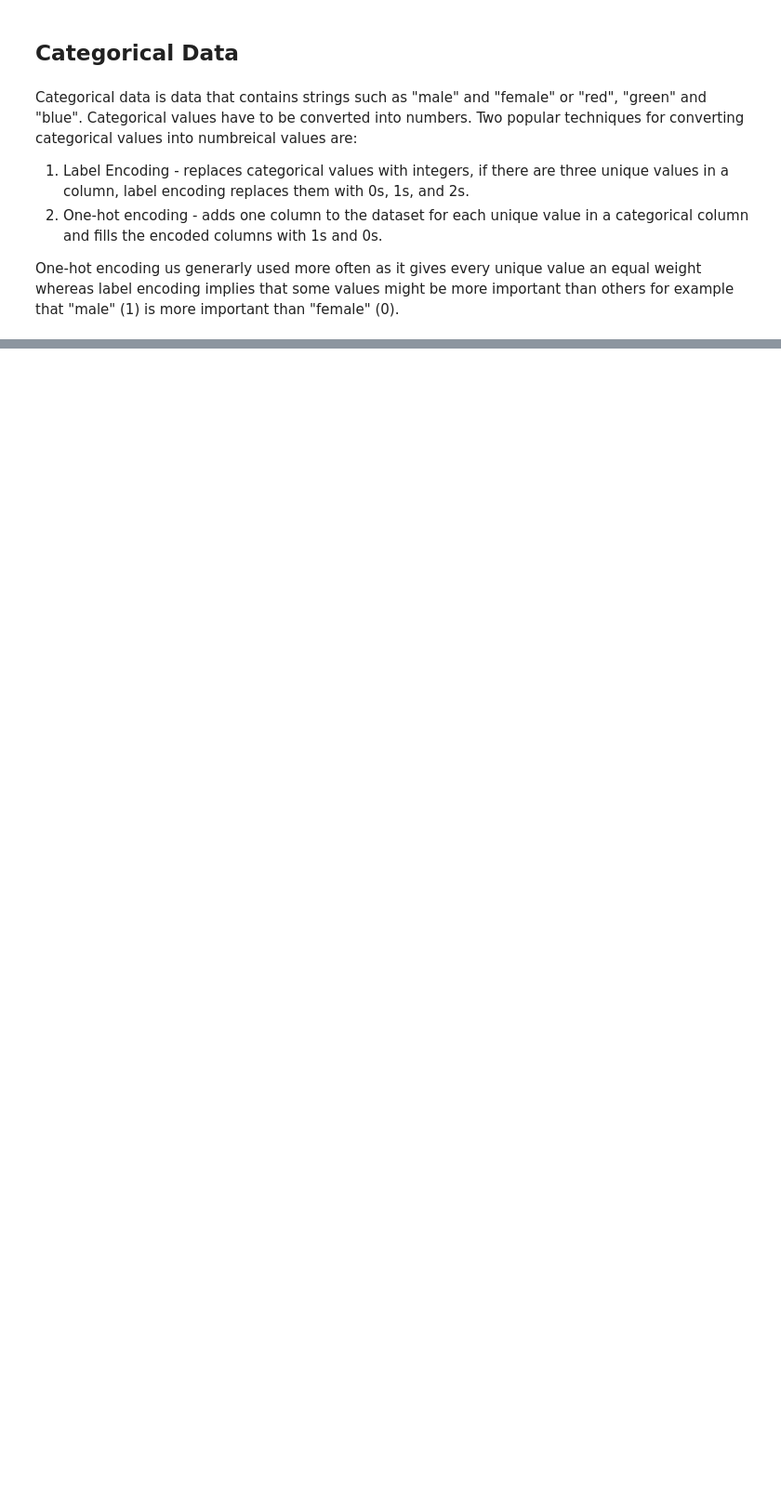
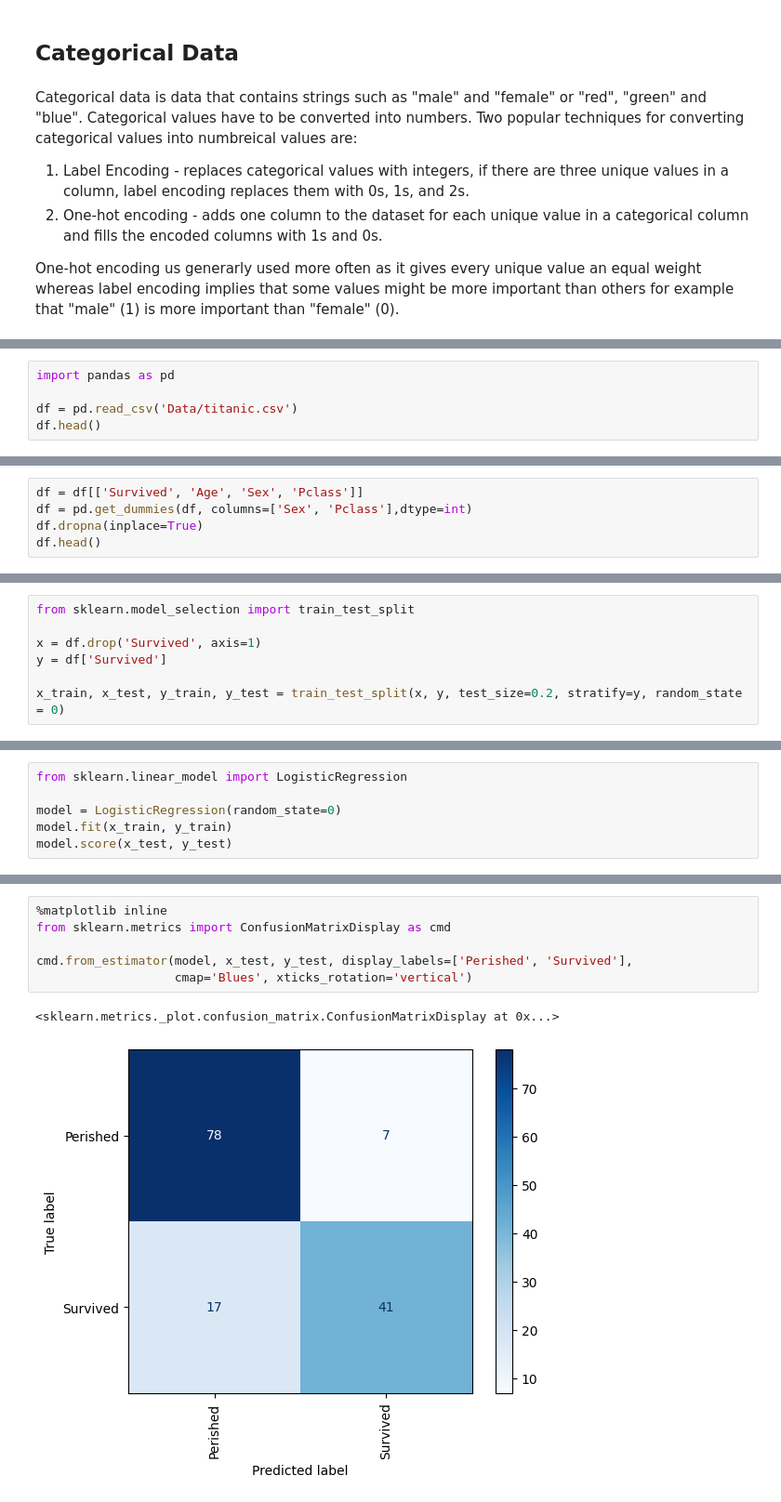
Before and after one commit to bolicnikola/Applied-Machine-Learning-And-AI, a Jupyter notebook: Classification_Models.ipynb, the cells around one changed output, grey strips where cells are left out. Shown: that part at 93% size. Drawn from its saved outputs; the diff is of its cells as text; blank space fills up the shorter version.

Commit message:
Added titanic dataset and added classifying titanic passengers in Classification_Models notebook

```diff
--- a/Classification_Models.ipynb
+++ b/Classification_Models.ipynb
@@ -48,0 +51,5 @@ One-hot encoding us generarly used more often as it gives every unique value an
+# %%
+import pandas as pd
+
+df = pd.read_csv('Data/titanic.csv')
+df.head()
@@ -48,0 +87,5 @@ One-hot encoding us generarly used more often as it gives every unique value an
+# %%
+df = df[['Survived', 'Age', 'Sex', 'Pclass']]
+df = pd.get_dummies(df, columns=['Sex', 'Pclass'],dtype=int)
+df.dropna(inplace=True)
+df.head()
@@ -48,0 +106,7 @@ One-hot encoding us generarly used more often as it gives every unique value an
+# %%
+from sklearn.model_selection import train_test_split
+
+x = df.drop('Survived', axis=1)
+y = df['Survived']
+
+x_train, x_test, y_train, y_test = train_test_split(x, y, test_size=0.2, stratify=y, random_state = 0)
@@ -48,0 +115,6 @@ One-hot encoding us generarly used more often as it gives every unique value an
+# %%
+from sklearn.linear_model import LogisticRegression
+
+model = LogisticRegression(random_state=0)
+model.fit(x_train, y_train)
+model.score(x_test, y_test)
@@ -48,0 +129,9 @@ One-hot encoding us generarly used more often as it gives every unique value an
+# %%
+%matplotlib inline
+from sklearn.metrics import ConfusionMatrixDisplay as cmd
+
+cmd.from_estimator(model, x_test, y_test, display_labels=['Perished', 'Survived'],
+                   cmap='Blues', xticks_rotation='vertical')
+# %% [output]
+<sklearn.metrics._plot.confusion_matrix.ConfusionMatrixDisplay at 0x...>
+[figure, added]
```
Also changed, not shown: parts of 11 cells of this notebook, 1 other file.
